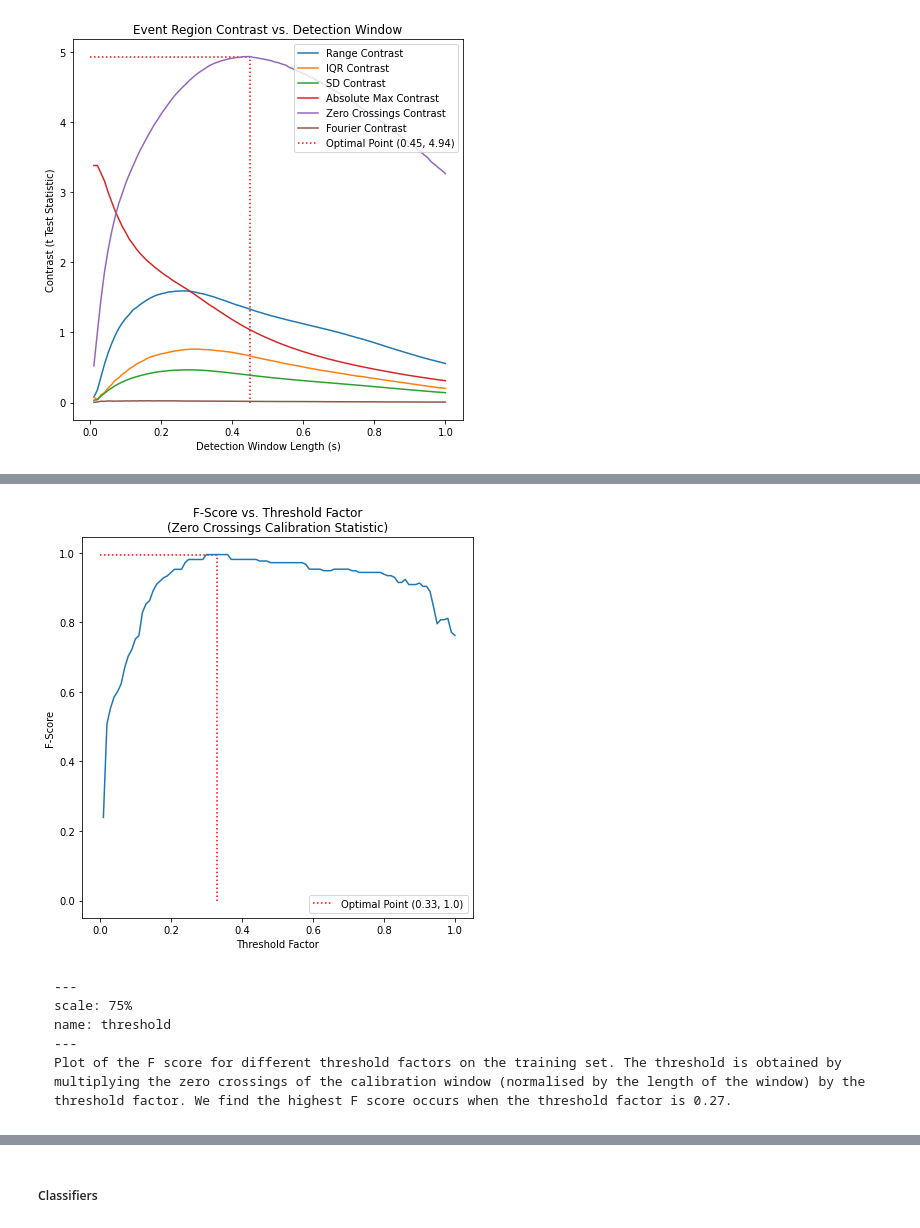
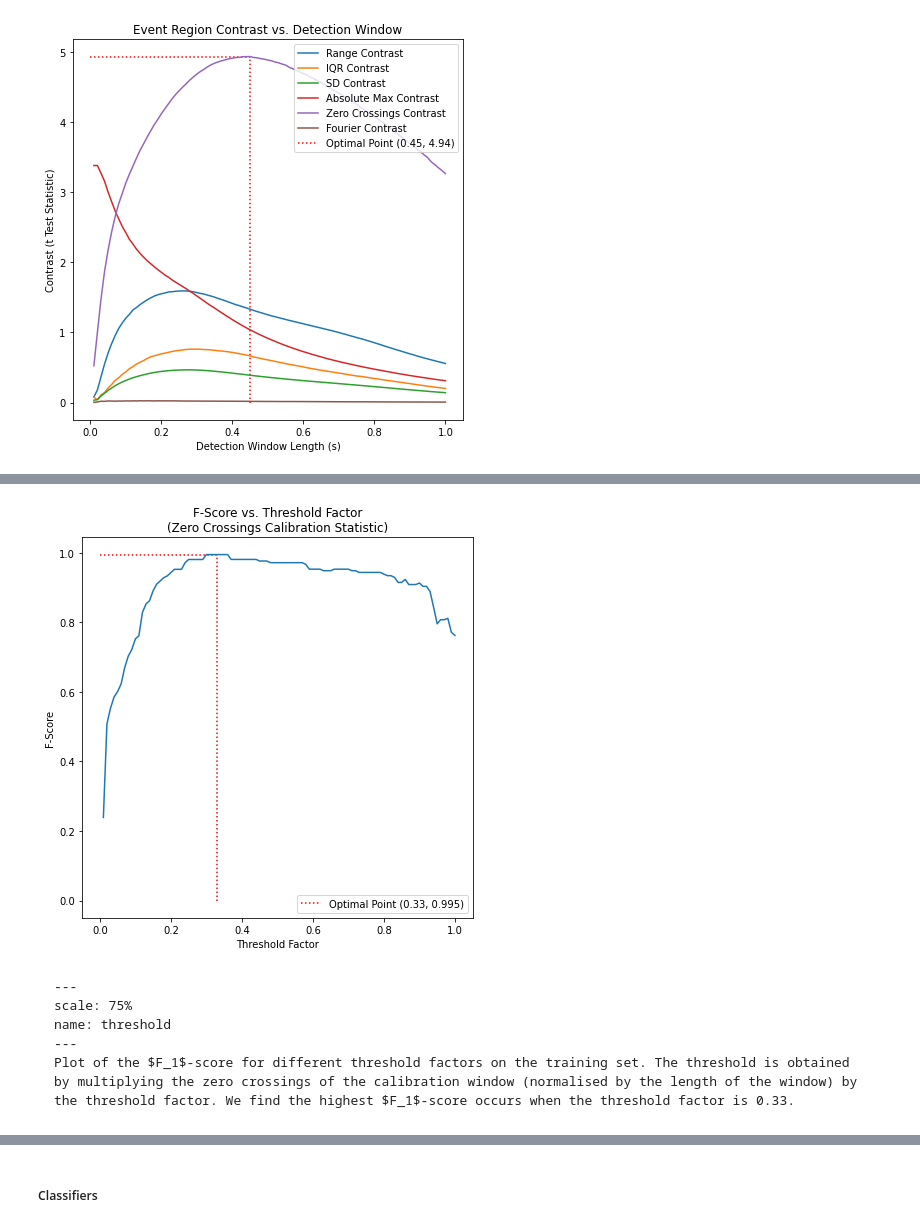
Before and after one commit to BruceWangXD/SpaceInvaders, a Jupyter notebook: Report/report_book/_build/jupyter_execute/Reproducible_Report.ipynb, the cells around one changed output, grey strips where cells are left out. Cells and saved outputs as stored; diff of their text form; code cells hidden in the pictures.

````diff
--- a/Report/report_book/_build/jupyter_execute/Reproducible_Report.ipynb
+++ b/Report/report_book/_build/jupyter_execute/Reproducible_Report.ipynb
@@ -631,31 +651,31 @@ if compute_all:
 # %%
 thresholds = pd.read_csv(output_filename_thresh_opt, header=None)
 thresholds.columns = ["threshold_factor", "f_score"]
 
 thresh_factors = thresholds.threshold_factor
 f_score_list = thresholds.f_score
 
 plt.figure(figsize=(7, 7))
 plt.plot(thresh_factors, f_score_list)
 plt.title("F-Score vs. Threshold Factor\n(Zero Crossings Calibration Statistic)")
 opt_thresh = np.mean(thresh_factors[f_score_list == np.max(f_score_list)])
 opt_fscore = np.max(f_score_list)
 plt.vlines(opt_thresh, 0, opt_fscore, "r", ":",
-           label=f"Optimal Point ({round(opt_thresh, 2)}, {round(opt_fscore, 2)})")
+           label=f"Optimal Point ({round(opt_thresh, 2)}, {round(opt_fscore, 3)})")
 plt.hlines(opt_fscore, 0, opt_thresh, "r", ":")
 plt.xlabel("Threshold Factor")
 plt.ylabel("F-Score")
 plt.legend(loc = "lower right")
 plt.savefig(OUT_PATH+"threshold.png")
 # %% [output]
-[figure, old version]
+[figure, new version]
 # %% [markdown]
 ```{figure} ../report_outputs/threshold.png
 ---
 scale: 75%
 name: threshold
 ---
-Plot of the F score for different threshold factors on the training set. The threshold is obtained by multiplying the zero crossings of the calibration window (normalised by the length of the window) by the threshold factor. We find the highest F score occurs when the threshold factor is 0.27.
+Plot of the $F_1$-score for different threshold factors on the training set. The threshold is obtained by multiplying the zero crossings of the calibration window (normalised by the length of the window) by the threshold factor. We find the highest $F_1$-score occurs when the threshold factor is 0.33.
 ```
 <!-- reference by {numref}`threshold` -->
 # %% [markdown]
````
Also changed, not shown: parts of 16 cells of this notebook, 17 other files.
